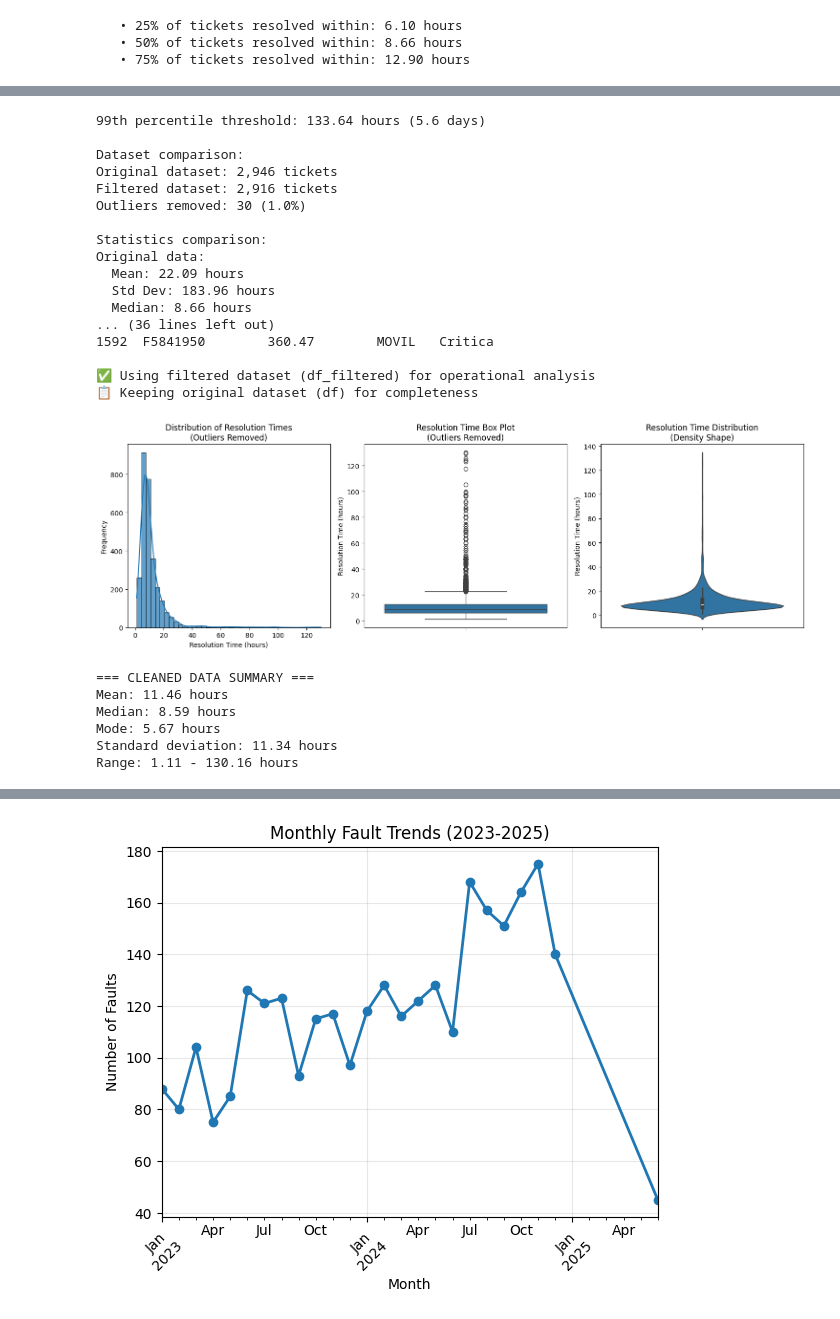
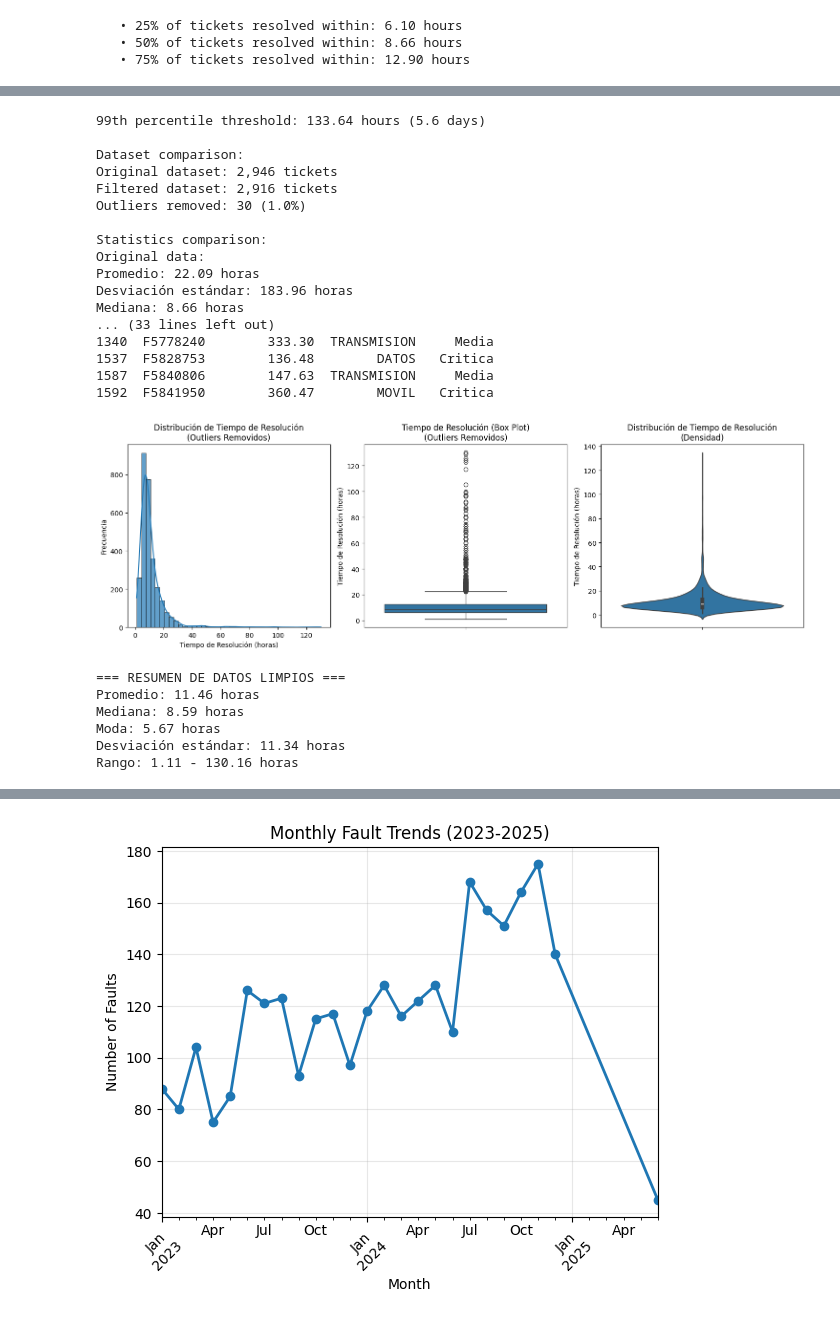
Before and after one commit to jorgecontrerasostos/claro-guatemala-data-analysis, a Jupyter notebook: scripts/eda.ipynb, the cells around one changed output, grey strips where cells are left out. Drawn from its saved outputs; the diff is of its cells as text; code cells hidden in the pictures.

```diff
--- a/scripts/eda.ipynb
+++ b/scripts/eda.ipynb
@@ -185,24 +179,20 @@ print(f"Outliers removed: {outliers_removed} ({outliers_removed/len(df)*100:.1f}
 
 print(f"\nStatistics comparison:")
 print("Original data:")
-print(f"  Mean: {df['tiempo_total'].mean():.2f} hours")
-print(f"  Std Dev: {df['tiempo_total'].std():.2f} hours")
-print(f"  Median: {df['tiempo_total'].median():.2f} hours")
+print(f"Promedio: {df['tiempo_total'].mean():.2f} horas")
+print(f"Desviación estándar: {df['tiempo_total'].std():.2f} horas")
+print(f"Mediana: {df['tiempo_total'].median():.2f} horas")
 
 print("Filtered data (≤99th percentile):")
-print(f"  Mean: {df_filtered['tiempo_total'].mean():.2f} hours")
-print(f"  Std Dev: {df_filtered['tiempo_total'].std():.2f} hours")
-print(f"  Median: {df_filtered['tiempo_total'].median():.2f} hours")
+print(f"Promedio: {df_filtered['tiempo_total'].mean():.2f} horas")
+print(f"Desviación estándar: {df_filtered['tiempo_total'].std():.2f} horas")
+print(f"Mediana: {df_filtered['tiempo_total'].median():.2f} horas")
 
 # Flag extreme outliers for investigation
 extreme_outliers = df[df['tiempo_total'] > threshold]
 if len(extreme_outliers) > 0:
-    print(f"\nExtreme outliers flagged for investigation:")
-    print(extreme_outliers[['id_ticket', 'tiempo_total', 'categoria',
-'severidad']])
-
-print(f"\n✅ Using filtered dataset (df_filtered) for operational analysis")
-print(f"📋 Keeping original dataset (df) for completeness")
+    print(f"\nOutliers extremos marcados para investigación:")
+    print(extreme_outliers[['id_ticket', 'tiempo_total', 'categoria', 'severidad']])
 # %% [output]
 99th percentile threshold: 133.64 hours (5.6 days)
 
@@ -213,55 +203,50 @@ Outliers removed: 30 (1.0%)
 
 Statistics comparison:
 Original data:
-  Mean: 22.09 hours
-  Std Dev: 183.96 hours
-  Median: 8.66 hours
-... (36 lines left out)
+Promedio: 22.09 horas
+Desviación estándar: 183.96 horas
+Mediana: 8.66 horas
+... (33 lines left out)
+1340  F5778240        333.30  TRANSMISION     Media
+1537  F5828753        136.48        DATOS   Critica
+1587  F5840806        147.63  TRANSMISION     Media
 1592  F5841950        360.47        MOVIL   Critica
-
-✅ Using filtered dataset (df_filtered) for operational analysis
-📋 Keeping original dataset (df) for completeness
 # %%
-# Now let's visualize the cleaned distribution
 plt.figure(figsize=(15, 5))
 
-# Histogram with KDE
 plt.subplot(1, 3, 1)
 sns.histplot(data=df_filtered, x='tiempo_total', bins=40, kde=True, alpha=0.7)
-plt.title('Distribution of Resolution Times\n(Outliers Removed)')
-plt.xlabel('Resolution Time (hours)')
-plt.ylabel('Frequency')
+plt.title('Distribución de Tiempo de Resolución\n(Outliers Removidos)')
+plt.xlabel('Tiempo de Resolución (horas)')
+plt.ylabel('Frecuencia')
 
-# Box plot
 plt.subplot(1, 3, 2)
 sns.boxplot(data=df_filtered, y='tiempo_total')
-plt.title('Resolution Time Box Plot\n(Outliers Removed)')
-plt.ylabel('Resolution Time (hours)')
+plt.title('Tiempo de Resolución (Box Plot)\n(Outliers Removidos)')
+plt.ylabel('Tiempo de Resolución (horas)')
 
-# Violin plot for more detail
 plt.subplot(1, 3, 3)
 sns.violinplot(data=df_filtered, y='tiempo_total')
-plt.title('Resolution Time Distribution\n(Density Shape)')
-plt.ylabel('Resolution Time (hours)')
+plt.title('Distribución de Tiempo de Resolución\n(Densidad)')
+plt.ylabel('Tiempo de Resolución (horas)')
 
 plt.tight_layout()
 plt.show()
 
-# Summary statistics
-print("=== CLEANED DATA SUMMARY ===")
-print(f"Mean: {df_filtered['tiempo_total'].mean():.2f} hours")
-print(f"Median: {df_filtered['tiempo_total'].median():.2f} hours")
-print(f"Mode: {df_filtered['tiempo_total'].mode().iloc[0]:.2f} hours")
-print(f"Standard deviation: {df_filtered['tiempo_total'].std():.2f} hours")
-print(f"Range: {df_filtered['tiempo_total'].min():.2f} - {df_filtered['tiempo_total'].max():.2f} hours")
+print("=== RESUMEN DE DATOS LIMPIOS ===")
+print(f"Promedio: {df_filtered['tiempo_total'].mean():.2f} horas")
+print(f"Mediana: {df_filtered['tiempo_total'].median():.2f} horas")
+print(f"Moda: {df_filtered['tiempo_total'].mode().iloc[0]:.2f} horas")
+print(f"Desviación estándar: {df_filtered['tiempo_total'].std():.2f} horas")
+print(f"Rango: {df_filtered['tiempo_total'].min():.2f} - {df_filtered['tiempo_total'].max():.2f} horas")
 # %% [output]
-[figure, old version]
+[figure, new version]
-=== CLEANED DATA SUMMARY ===
-Mean: 11.46 hours
-Median: 8.59 hours
-Mode: 5.67 hours
-Standard deviation: 11.34 hours
-Range: 1.11 - 130.16 hours
+=== RESUMEN DE DATOS LIMPIOS ===
+Promedio: 11.46 horas
+Mediana: 8.59 horas
+Moda: 5.67 horas
+Desviación estándar: 11.34 horas
+Rango: 1.11 - 130.16 horas
 # %%
 # Bar chart counting categoria column
 plt.figure(figsize=(10, 6))
```
Also changed, not shown: parts of 16 cells of this notebook.
